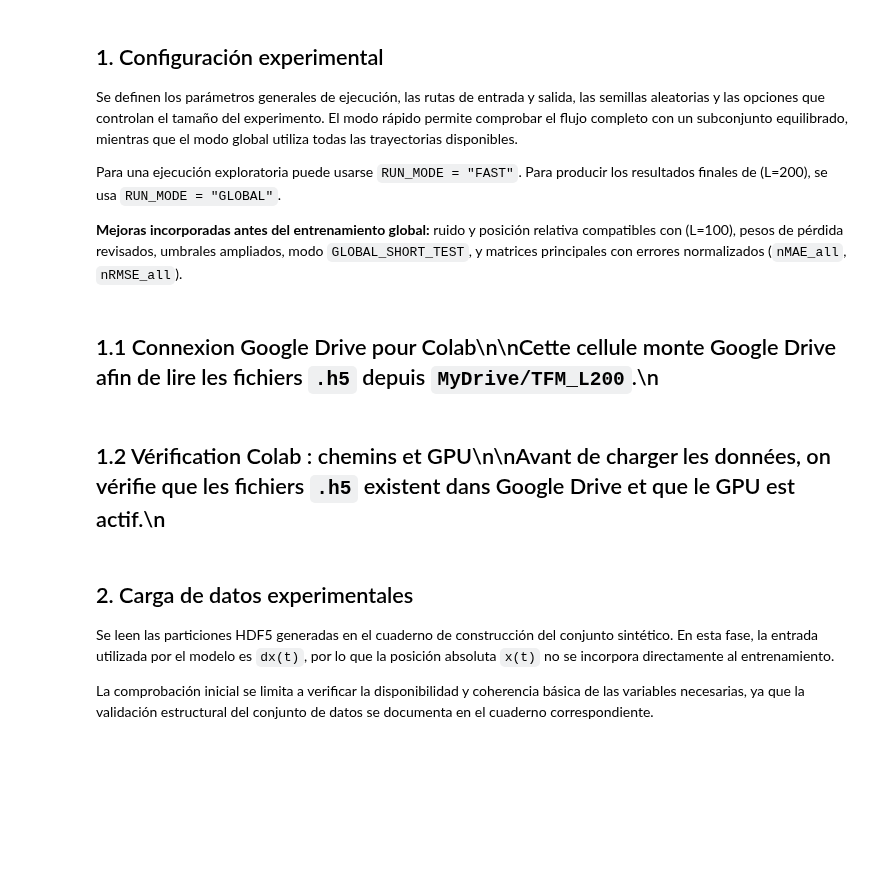
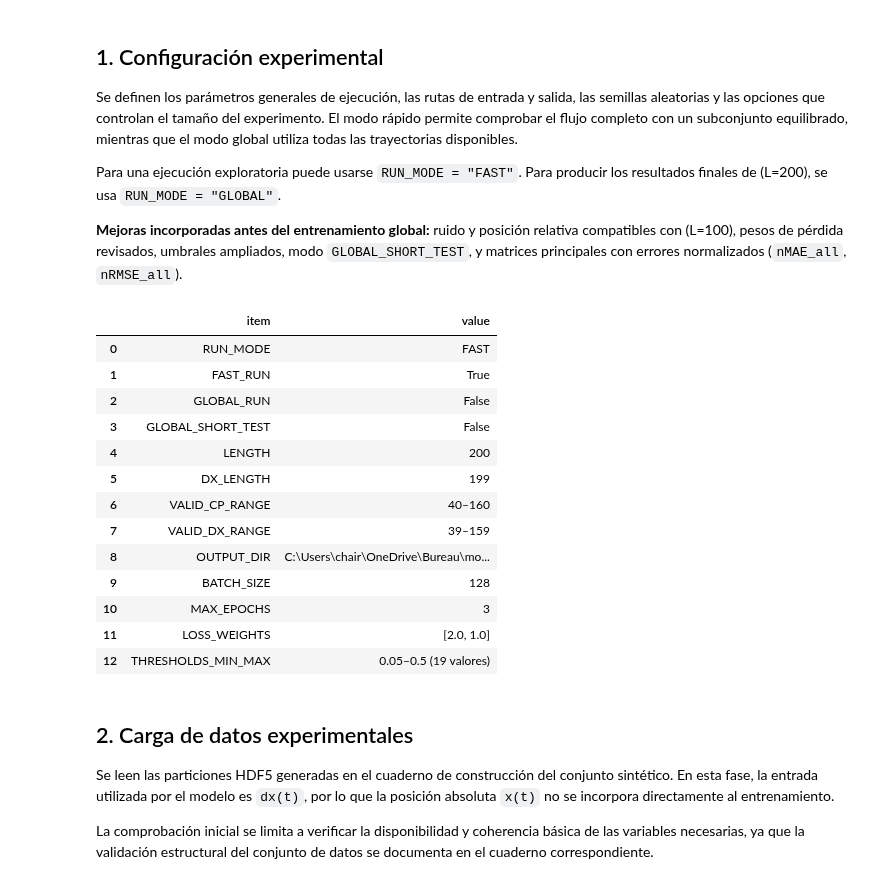
Before and after one commit to SoulaimanDev/changepoint-anomalous-diffusion, a Jupyter notebook: notebooks/13_convtransformer_L200_detection_localization.ipynb, the cells around one changed output. Drawn from its saved outputs; the diff is of its cells as text; code cells hidden in the pictures; blank space fills up the shorter version.

```diff
--- a/notebooks/13_convtransformer_L200_detection_localization.ipynb
+++ b/notebooks/13_convtransformer_L200_detection_localization.ipynb
@@ -36,5 +38,3 @@ Se definen los parámetros generales de ejecución, las rutas de entrada y salid
 Para una ejecución exploratoria puede usarse `RUN_MODE = "FAST"`. Para producir los resultados finales de \(L=200\), se usa `RUN_MODE = "GLOBAL"`.
 
 **Mejoras incorporadas antes del entrenamiento global:** ruido y posición relativa compatibles con \(L=100\), pesos de pérdida revisados, umbrales ampliados, modo `GLOBAL_SHORT_TEST`, y matrices principales con errores normalizados (`nMAE_all`, `nRMSE_all`).
-# %% [markdown]
-## 1.1 Connexion Google Drive pour Colab\n\nCette cellule monte Google Drive afin de lire les fichiers `.h5` depuis `MyDrive/TFM_L200`.\n
@@ -90,7 +75,7 @@ FAST_RUN = RUN_MODE.upper() == "FAST"
 GLOBAL_RUN = RUN_MODE.upper() == "GLOBAL"
 
 GLOBAL_SHORT_TEST = os.environ.get("TFM_GLOBAL_SHORT_TEST", "0") == "1"
-GLOBAL_SHORT_EPOCHS = int(os.environ.get("TFM_GLOBAL_SHORT_EPOCHS", "1"))
+GLOBAL_SHORT_EPOCHS = int(os.environ.get("TFM_GLOBAL_SHORT_EPOCHS", "3"))
 
 FAST_TRAIN_SIZE = 10_000
 FAST_VAL_SIZE = 2_000
@@ -116,9 +101,7 @@ TRANSITION_ORDER = [f"{m1} → {m2}" for m1, m2 in TRANSITIONS]
 # ============================================================
 # CHEMINS
 # ============================================================
-USE_GOOGLE_DRIVE = globals().get("USE_GOOGLE_DRIVE", False)
-LOCAL_PROJECT_ROOT = Path.cwd().parent if Path.cwd().name == "notebooks" else Path.cwd()
-DEFAULT_PROJECT_ROOT = Path("/content/drive/MyDrive/TFM_L200") if USE_GOOGLE_DRIVE else LOCAL_PROJECT_ROOT
+DEFAULT_PROJECT_ROOT = Path.cwd().parent if Path.cwd().name == "notebooks" else Path.cwd()
 PROJECT_ROOT = Path(os.environ.get("TFM_PROJECT_ROOT", str(DEFAULT_PROJECT_ROOT))).expanduser()
 DATA_DIR = PROJECT_ROOT / "data_synthetic_with_without_changepoint_dx"
 
@@ -163,32 +146,45 @@ pd.DataFrame({
         "RUN_MODE",
         "FAST_RUN",
         "GLOBAL_RUN",
         "GLOBAL_SHORT_TEST",
         "LENGTH",
         "DX_LENGTH",
         "VALID_CP_RANGE",
         "VALID_DX_RANGE",
         "OUTPUT_DIR",
         "BATCH_SIZE",
         "MAX_EPOCHS",
         "LOSS_WEIGHTS",
         "THRESHOLDS_MIN_MAX",
     ],
     "value": [
         RUN_MODE,
         FAST_RUN,
         GLOBAL_RUN,
         GLOBAL_SHORT_TEST,
         LENGTH,
         DX_LENGTH,
         f"{MIN_SEGMENT_LENGTH}–{LENGTH - MIN_SEGMENT_LENGTH}",
         f"{VALID_DX_MIN}–{VALID_DX_MAX}",
         str(OUTPUT_DIR),
         BATCH_SIZE,
         MAX_EPOCHS,
         str(LOSS_WEIGHTS),
         f"{THRESHOLDS.min()}–{THRESHOLDS.max()} ({len(THRESHOLDS)} valores)",
     ],
 })
+# %% [output]
+|  | item | value |
+| 0 | RUN_MODE | FAST |
+| 1 | FAST_RUN | True |
+| 2 | GLOBAL_RUN | False |
+| 3 | GLOBAL_SHORT_TEST | False |
+| 4 | LENGTH | 200 |
+| 5 | DX_LENGTH | 199 |
+| 6 | VALID_CP_RANGE | 40–160 |
+| 7 | VALID_DX_RANGE | 39–159 |
+| 8 | OUTPUT_DIR | C:\Users\chair\OneDrive\Bureau\mo... |
+| 9 | BATCH_SIZE | 128 |
+| 10 | MAX_EPOCHS | 3 |
+| 11 | LOSS_WEIGHTS | [2.0, 1.0] |
+| 12 | THRESHOLDS_MIN_MAX | 0.05–0.5 (19 valores) |
-# %% [markdown]
-## 1.2 Vérification Colab : chemins et GPU\n\nAvant de charger les données, on vérifie que les fichiers `.h5` existent dans Google Drive et que le GPU est actif.\n
```
Also changed, not shown: parts of 29 cells of this notebook, 1 other file.
